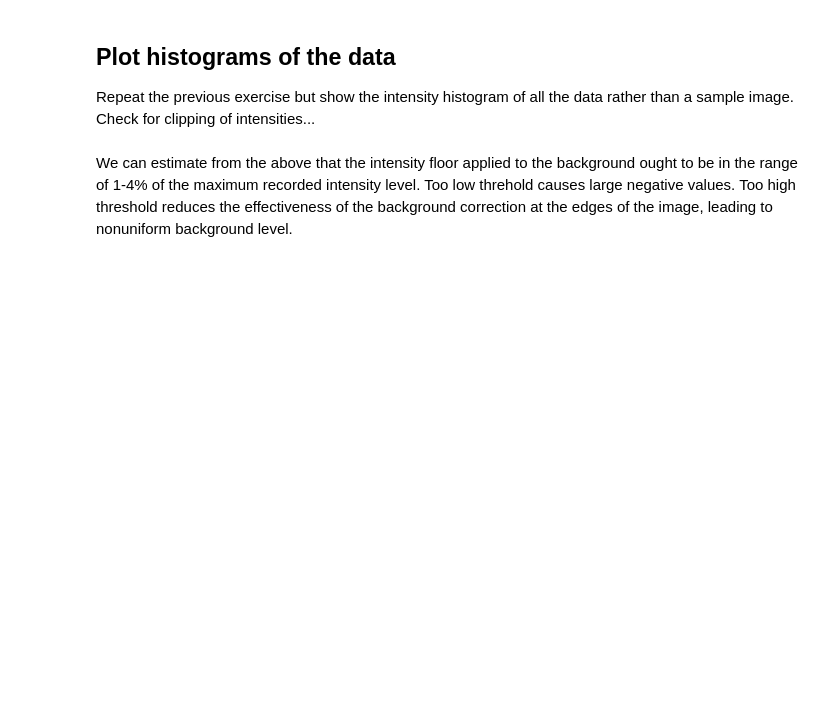
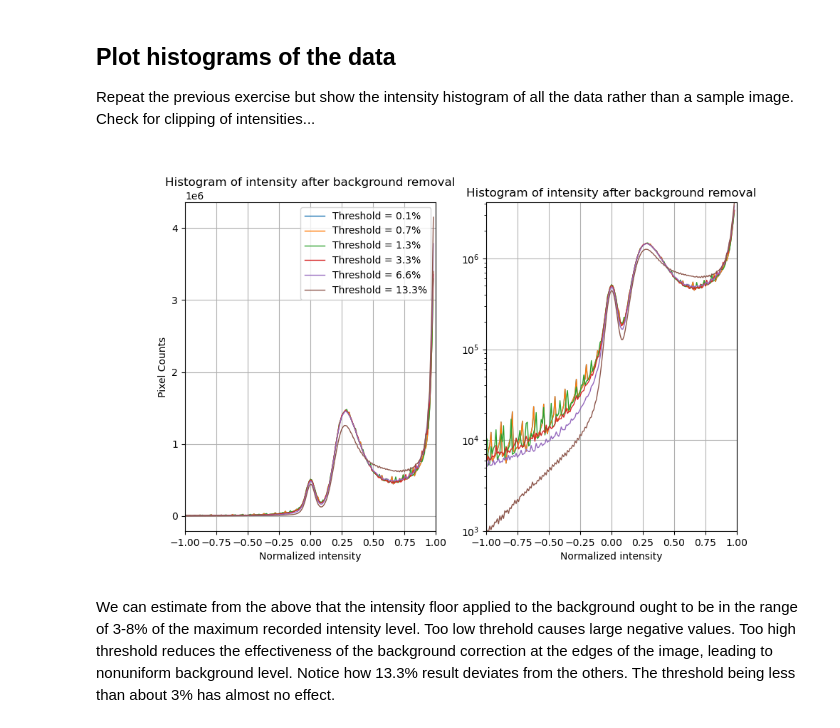
Before and after one commit to djorlando24/jupyterNotebooks, a Jupyter notebook: Research/Cavitation/2024_ImagePostprocessing.ipynb, the cells around one changed output. Cells and saved outputs as stored; diff of their text form; code cells hidden in the pictures; blank space fills up the shorter version.

```diff
--- a/Research/Cavitation/2024_ImagePostprocessing.ipynb
+++ b/Research/Cavitation/2024_ImagePostprocessing.ipynb
@@ -151,28 +170,38 @@ plt.subplots_adjust(hspace=0.5)
 
 Repeat the previous exercise but show the intensity histogram of all the data rather than a sample image. Check for clipping of intensities...
 # %%
-fig=plt.figure()
+fig=plt.figure(figsize=(10,6))
+ax1=fig.add_subplot(121)
+plt.xlabel("Normalized intensity")
+plt.xlim(-1,1)
+plt.ylabel('Pixel Counts')
+plt.title("Histogram of intensity after background removal")
+plt.grid();
+ax2=fig.add_subplot(122)
+plt.xlabel("Normalized intensity")
+plt.xlim(-1,1)
+plt.title("Histogram of intensity after background removal")
+plt.grid();
 
-thresholds = [100,1000,2000,3000,4000,5000]
+thresholds = [100,1000,2000,5000,10000,20000]
 
 
 for i in range(len(thresholds)):
 
     threshold = thresholds[i]
     tnorm = 100*threshold/np.nanmax(Bavg_monoAdj)
     Bavg_monoAdj = copy.deepcopy(Bavg_mono[...])
     Bavg_monoAdj[Bavg_monoAdj<threshold]=threshold
     Iproc = 1.0 - (Imono[...] / Bavg_monoAdj)
 
     hist, bin_edges = np.histogram(np.ravel(Iproc),bins=np.arange(-10,1,0.01))
-    plt.plot(bin_edges[:-1],hist,label="Threshold = %.1f%%" % tnorm, lw=1)
+    ax1.plot(bin_edges[:-1],hist,label="Threshold = %.1f%%" % tnorm, lw=1)
+    ax2.plot(bin_edges[:-1],hist,label="Threshold = %.1f%%" % tnorm, lw=1)
 
-plt.legend()
-plt.xlabel("Normalized intensity")
-plt.xlim(-1,1)
-#plt.yscale('log')
-plt.ylabel('Pixel Counts')
-plt.title("Histogram of intensity after background removal")
-plt.grid();
+ax1.legend();
+ax2.set_yscale('log')
+ax2.set_ylim(1e3,hist.max());
+# %% [output]
+[figure, added]
 # %% [markdown]
-We can estimate from the above that the intensity floor applied to the background ought to be in the range of 1-4% of the maximum recorded intensity level. Too low threhold causes large negative values. Too high threshold reduces the effectiveness of the background correction at the edges of the image, leading to nonuniform background level.
+We can estimate from the above that the intensity floor applied to the background ought to be in the range of 3-8% of the maximum recorded intensity level. Too low threhold causes large negative values. Too high threshold reduces the effectiveness of the background correction at the edges of the image, leading to nonuniform background level. Notice how 13.3% result deviates from the others. The threshold being less than about 3% has almost no effect.
```
Also changed, not shown: parts of 7 cells of this notebook, 1 other file.
